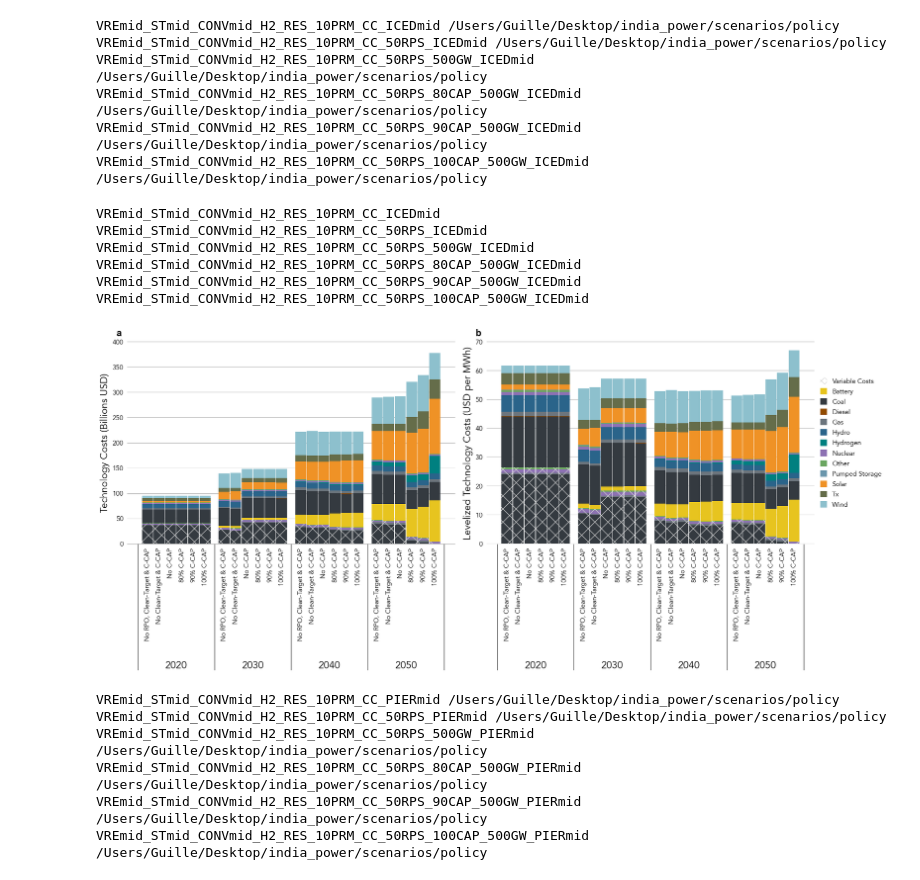
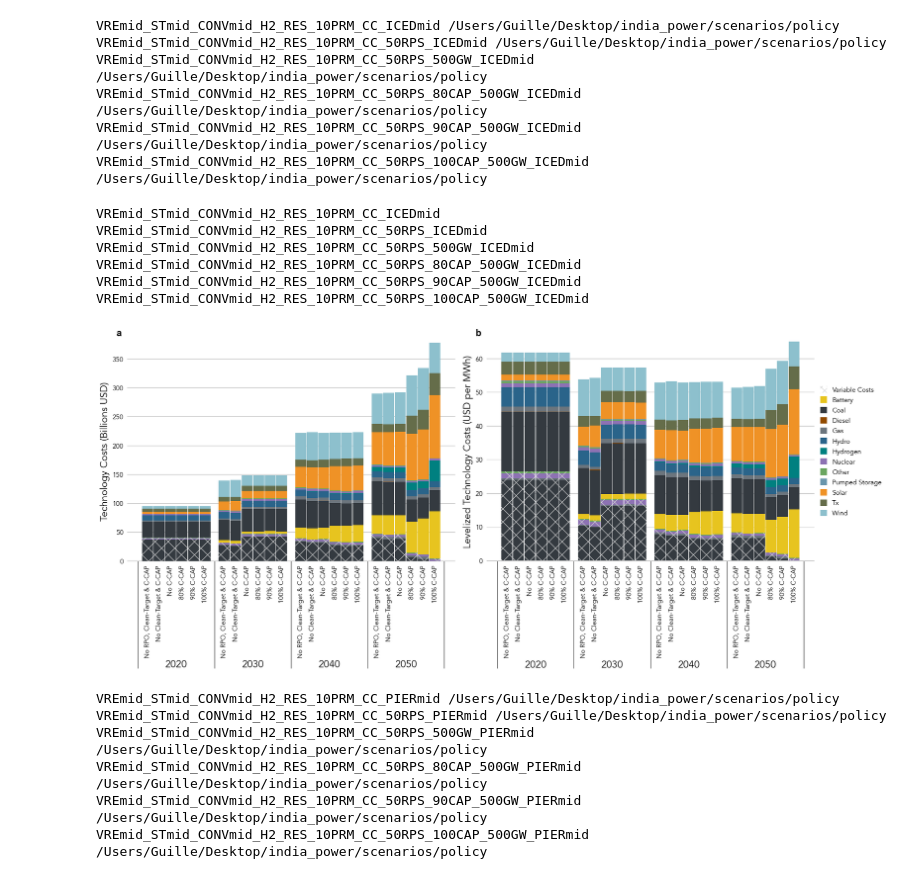
Before and after one commit to cetlab-ucsb/gridpath_india_viz, a Jupyter notebook: software/technology_costs.ipynb, the cells around one changed output. Drawn from its saved outputs; the diff is of its cells as text; code cells hidden in the pictures.

```diff
--- a/software/technology_costs.ipynb
+++ b/software/technology_costs.ipynb
@@ -610,40 +610,40 @@ for label, ax in _ax.items():
             family    = 'Arial')
 
 # Enter a title of your choice between the quotation marks ('') under title = ''.
 _plot_total_fixed_and_variable_cost(_ax['a'], policy_iced_['tech_cost'], policy_iced_['scen_labels'], tech_labels_,
                                     ylabel       = r'Technology Costs (Billions USD)',
-                                    y_lim_max    = 400,
-                                    y_period_loc = -242,
+                                    y_lim_max    = 380,
+                                    y_period_loc = -180,
                                     y_grid_inc   = 50,
-                                    div_line_len = 0.62,
+                                    div_line_len = 0.485,
                                     legend       = False)
 
 # Enter a title of your choice between the quotation marks ('') under title = ''.
 _plot_levelized_fixed_and_variable_cost(_ax['b'], policy_iced_['tech_cost'], policy_iced_['demand'], policy_iced_['scen_labels'], tech_labels_,
                                         ylabel       = r'Levelized Technology Costs (USD per MWh)',
-                                        y_lim_max    = 70,
-                                        y_period_loc = -42.5,
+                                        y_lim_max    = 65,
+                                        y_period_loc = -31,
                                         y_grid_inc   = 10,
-                                        div_line_len = 0.62,
+                                        div_line_len = 0.485,
                                         legend       = True)
 
 plt.savefig(path_to_images + '/policy_iced-technology_costs.pdf',
             bbox_inches = 'tight',
             dpi         = 600)
 
 plt.savefig(path_to_images + '/policy_iced-technology_costs.png',
             bbox_inches = 'tight',
             dpi         = 300)
 
 plt.show()
 # %% [output]
 VREmid_STmid_CONVmid_H2_RES_10PRM_CC_ICEDmid
 VREmid_STmid_CONVmid_H2_RES_10PRM_CC_50RPS_ICEDmid
 VREmid_STmid_CONVmid_H2_RES_10PRM_CC_50RPS_500GW_ICEDmid
 VREmid_STmid_CONVmid_H2_RES_10PRM_CC_50RPS_80CAP_500GW_ICEDmid
 VREmid_STmid_CONVmid_H2_RES_10PRM_CC_50RPS_90CAP_500GW_ICEDmid
 VREmid_STmid_CONVmid_H2_RES_10PRM_CC_50RPS_100CAP_500GW_ICEDmid
-[figure, old version]
+[figure, new version]
 # %%
 policy_pier_                = {}
 policy_pier_['scen_labels'] = pd.read_csv(path_to_csvs + '/policy_pier-scenario_labels.csv')
```
Also changed, not shown: parts of 4 cells of this notebook, 3 other files.
